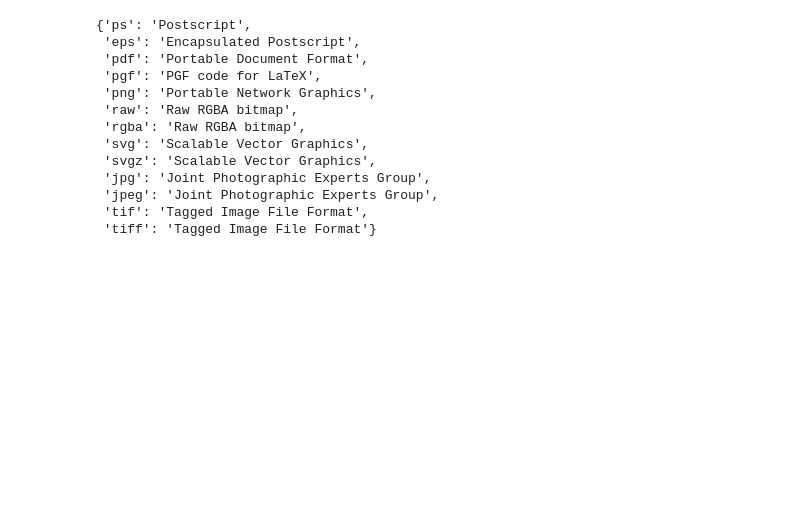
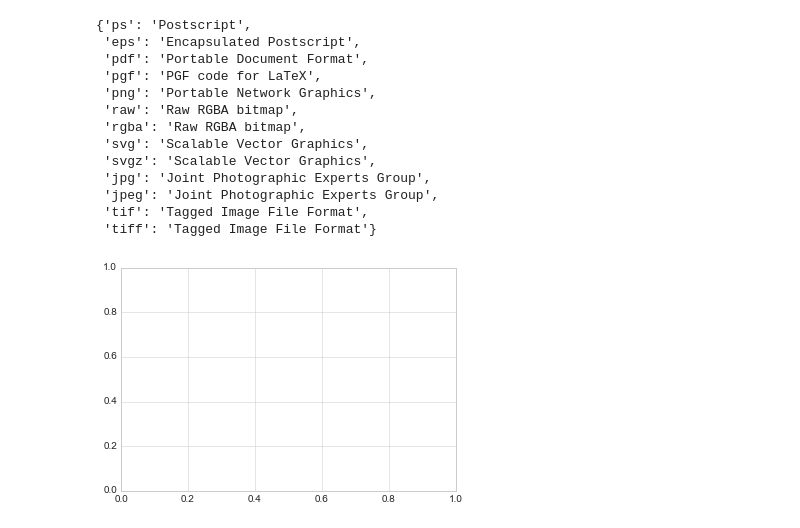
Before and after one commit to matrix-yang/machine_learn_record, a Jupyter notebook: ML100day/day45_matplotlib.ipynb, the cells around one changed output. Cells and saved outputs as stored; diff of their text form; code cells hidden in the pictures; blank space fills up the shorter version.

Commit message:
learn matplotlib 60 precents

```diff
--- a/ML100day/day45_matplotlib.ipynb
+++ b/ML100day/day45_matplotlib.ipynb
@@ -37,3 +37,11 @@ fig.canvas.get_supported_filetypes()
  'jpeg': 'Joint Photographic Experts Group',
  'tif': 'Tagged Image File Format',
  'tiff': 'Tagged Image File Format'}
+# %%
+%matplotlib inline
+plt.style.use('seaborn-whitegrid')
+# %%
+fig = plt.figure()
+ax = plt.axes()
+# %% [output]
+[figure, added]
```
Also changed, not shown: parts of 72 cells of this notebook.
